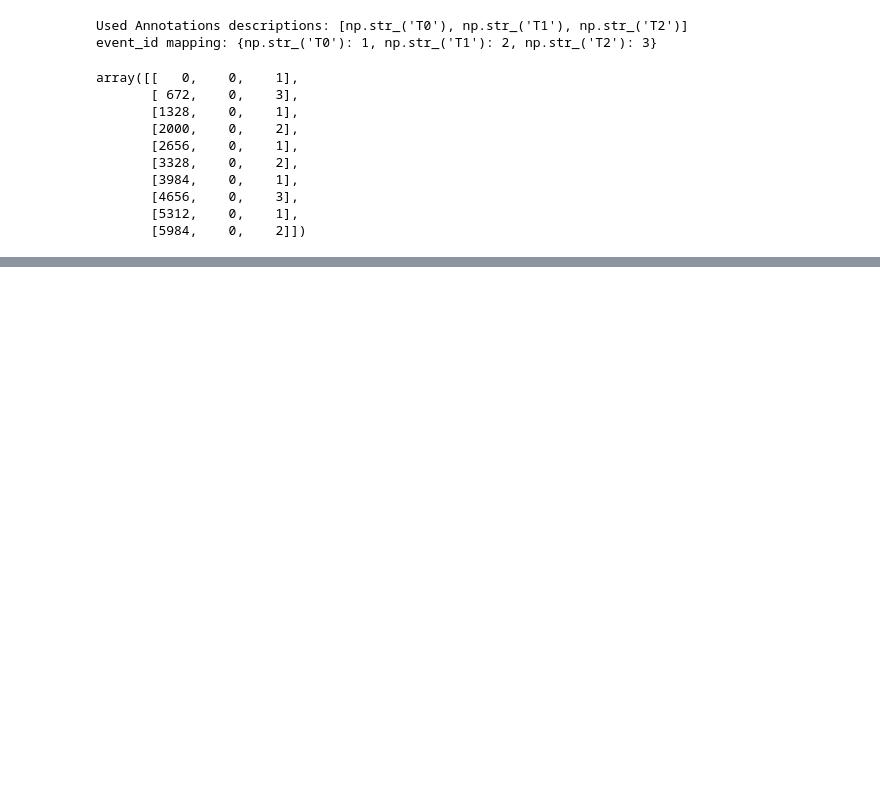
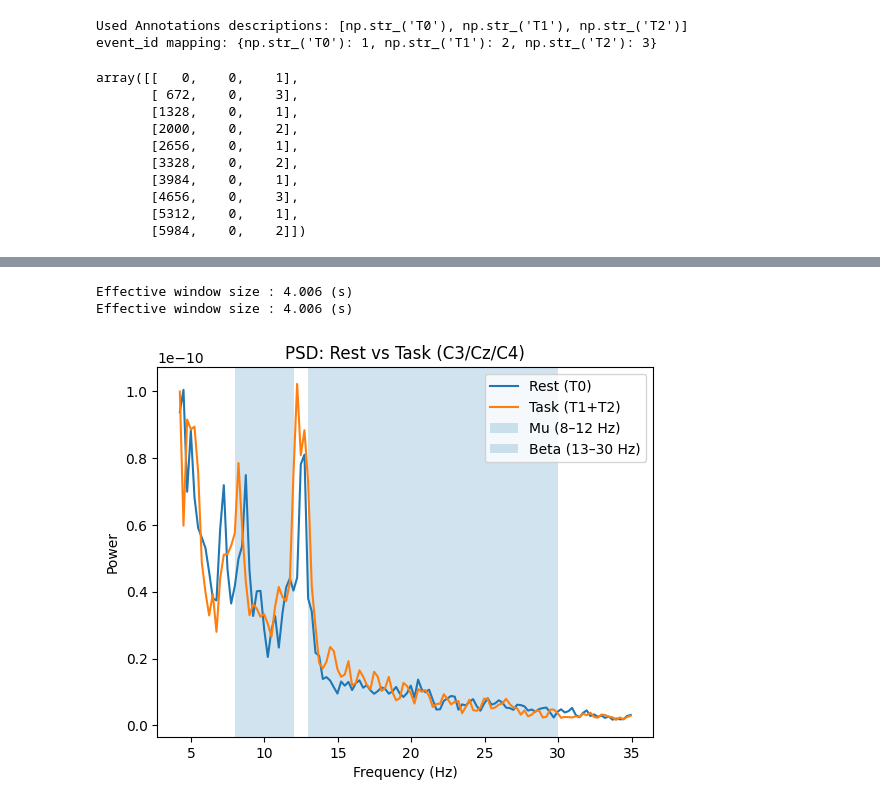
Before and after one commit to keeratkaurt/sensorimotor-erd-eeg-analysis, a Jupyter notebook: sensorimotor_eeg_analysis.ipynb, the cells around one changed output, grey strips where cells are left out. Cells and saved outputs as stored; diff of their text form; code cells hidden in the pictures; blank space fills up the shorter version.

Commit message:
spectral analysis + lateralization + time frequency analysis

```diff
--- a/sensorimotor_eeg_analysis.ipynb
+++ b/sensorimotor_eeg_analysis.ipynb
@@ -131,0 +137,18 @@ array([[   0,    0,    1],
+# %%
+epochs = mne.Epochs(
+    raw_filt,
+    events,
+    event_id=event_id,
+    tmin=-2.0,
+    tmax=2.0,
+    baseline=(-2.0, -1.0),
+    picks="eeg",
+    preload=True
+)
+
+epochs_T0 = epochs["T0"]
+epochs_T1 = epochs["T1"]
+epochs_T2 = epochs["T2"]
+epochs_task = mne.concatenate_epochs([epochs_T1, epochs_T2])
+
+print("Epoch counts:", len(epochs_T0), len(epochs_T1), len(epochs_T2))
@@ -131,0 +170,22 @@ array([[   0,    0,    1],
+# %%
+psd_rest = epochs_T0.copy().pick(roi).compute_psd(method="welch", fmin=4, fmax=35)
+psd_task = epochs_task.copy().pick(roi).compute_psd(method="welch", fmin=4, fmax=35)
+
+freqs = psd_rest.freqs
+rest_mean = psd_rest.get_data().mean(axis=(0, 1))  # avg over epochs + channels
+task_mean = psd_task.get_data().mean(axis=(0, 1))
+
+plt.figure()
+plt.plot(freqs, rest_mean, label="Rest (T0)")
+plt.plot(freqs, task_mean, label="Task (T1+T2)")
+plt.axvspan(8, 12, alpha=0.2, label="Mu (8–12 Hz)")
+plt.axvspan(13, 30, alpha=0.2, label="Beta (13–30 Hz)")
+plt.xlabel("Frequency (Hz)")
+plt.ylabel("Power")
+plt.title("PSD: Rest vs Task (C3/Cz/C4)")
+plt.legend()
+plt.show()
+# %% [output]
+Effective window size : 4.006 (s)
+Effective window size : 4.006 (s)
+[figure, added]
```
Also changed, not shown: parts of 7 cells of this notebook.
